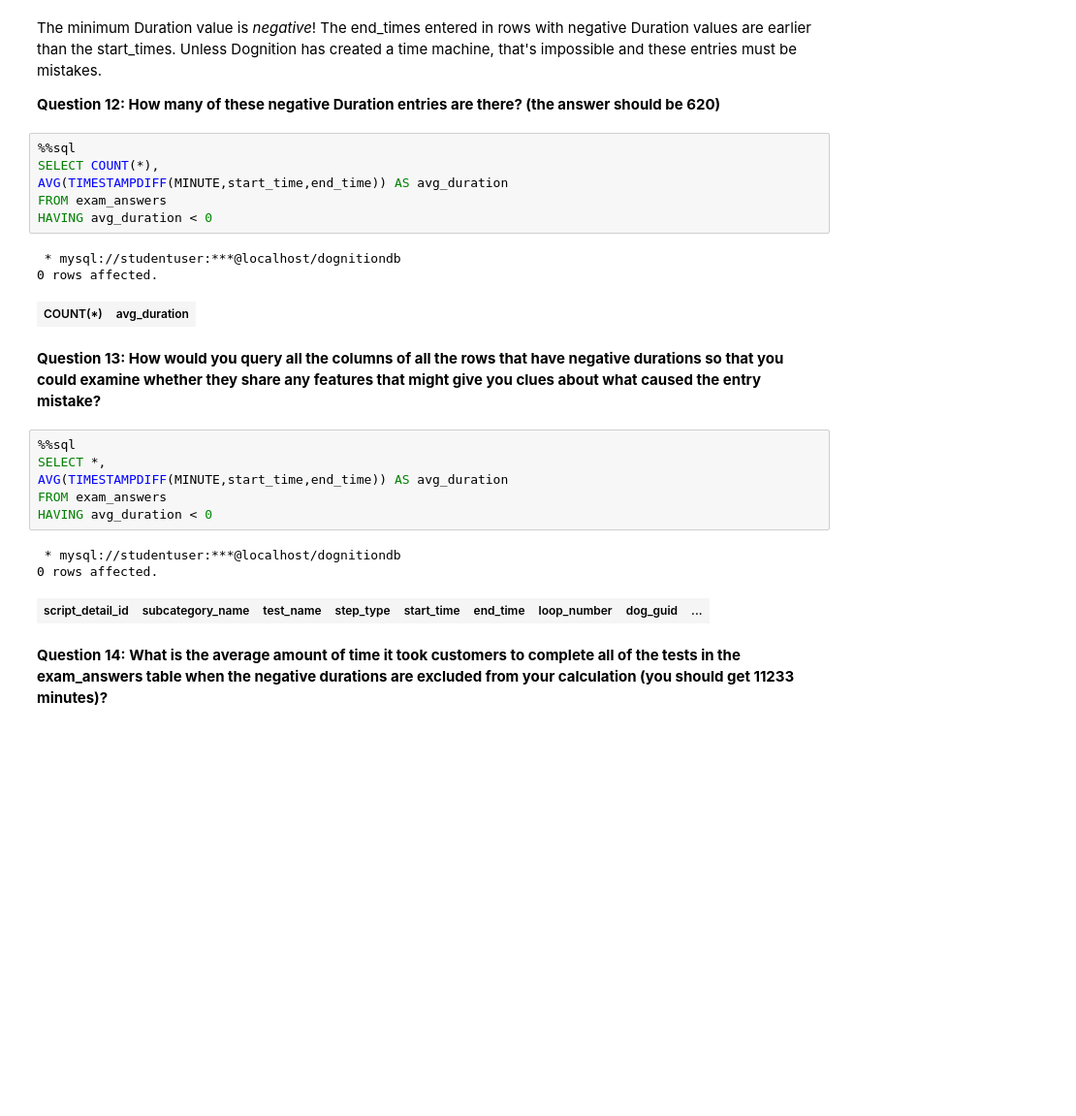
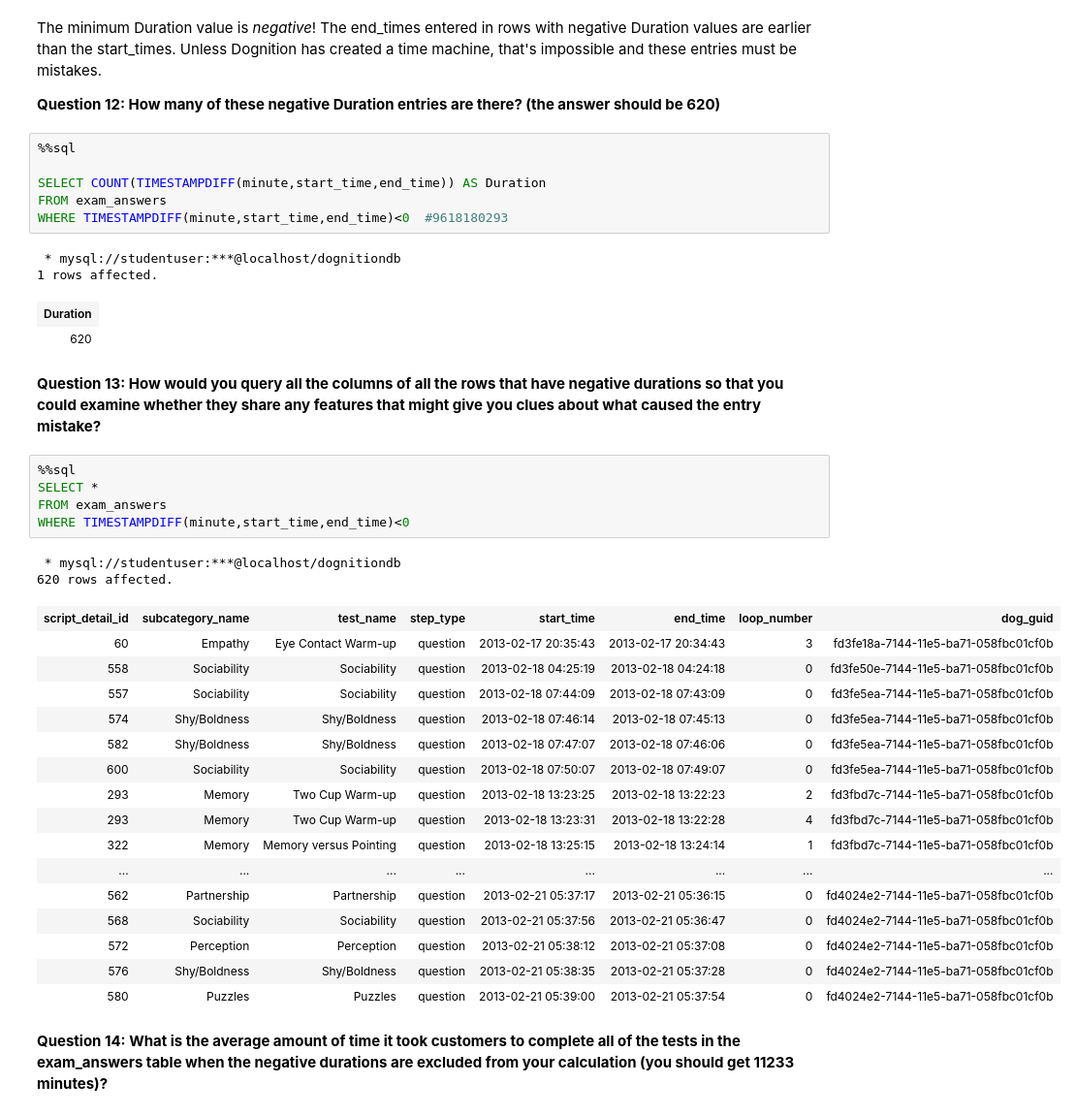
Before and after one commit to Jayjake1/DataAnalysis, a Jupyter notebook: CDA-SQL/SQL/MySQL_Exercise_04_Summarizing_Your_Data_answer.ipynb, the cells around one changed output. Shown: that part at 97% size. Saved outputs shown, nothing was run; the diff lists cells and outputs as text; blank space fills up the shorter version.

```diff
--- a/CDA-SQL/SQL/MySQL_Exercise_04_Summarizing_Your_Data_answer.ipynb
+++ b/CDA-SQL/SQL/MySQL_Exercise_04_Summarizing_Your_Data_answer.ipynb
@@ -294,26 +295,41 @@ The minimum Duration value is *negative*!  The end_times entered in rows with ne
 **Question 12: How many of these negative Duration entries are there? (the answer should be 620)**
 # %%
 %%sql
-SELECT COUNT(*),
-AVG(TIMESTAMPDIFF(MINUTE,start_time,end_time)) AS avg_duration
+
+SELECT COUNT(TIMESTAMPDIFF(minute,start_time,end_time)) AS Duration
 FROM exam_answers
-HAVING avg_duration < 0
+WHERE TIMESTAMPDIFF(minute,start_time,end_time)<0  #9618180293
 # %% [output]
  * mysql://studentuser:***@localhost/dognitiondb
-0 rows affected.
+1 rows affected.
-| COUNT(*) | avg_duration |
+| Duration |
+| 620 |
 # %% [markdown]
 **Question 13: How would you query all the columns of all the rows that have negative durations so that you could examine whether they share any features that might give you clues about what caused the entry mistake?**
 # %%
 %%sql
-SELECT *,
-AVG(TIMESTAMPDIFF(MINUTE,start_time,end_time)) AS avg_duration
+SELECT *
 FROM exam_answers
-HAVING avg_duration < 0
+WHERE TIMESTAMPDIFF(minute,start_time,end_time)<0
 # %% [output]
  * mysql://studentuser:***@localhost/dognitiondb
-0 rows affected.
+620 rows affected.
-| script_detail_id | subcategory_name | test_name | step_type | start_time | end_time | loop_number | dog_guid | ... |
+| script_detail_id | subcategory_name | test_name | step_type | start_time | end_time | loop_number | dog_guid |
+| 60 | Empathy | Eye Contact Warm-up | question | 2013-02-17 20:35:43 | 2013-02-17 20:34:43 | 3 | fd3fe18a-7144-11e5-ba71-058fbc01cf0b |
+| 558 | Sociability | Sociability | question | 2013-02-18 04:25:19 | 2013-02-18 04:24:18 | 0 | fd3fe50e-7144-11e5-ba71-058fbc01cf0b |
+| 557 | Sociability | Sociability | question | 2013-02-18 07:44:09 | 2013-02-18 07:43:09 | 0 | fd3fe5ea-7144-11e5-ba71-058fbc01cf0b |
+| 574 | Shy/Boldness | Shy/Boldness | question | 2013-02-18 07:46:14 | 2013-02-18 07:45:13 | 0 | fd3fe5ea-7144-11e5-ba71-058fbc01cf0b |
+| 582 | Shy/Boldness | Shy/Boldness | question | 2013-02-18 07:47:07 | 2013-02-18 07:46:06 | 0 | fd3fe5ea-7144-11e5-ba71-058fbc01cf0b |
+| 600 | Sociability | Sociability | question | 2013-02-18 07:50:07 | 2013-02-18 07:49:07 | 0 | fd3fe5ea-7144-11e5-ba71-058fbc01cf0b |
+| 293 | Memory | Two Cup Warm-up | question | 2013-02-18 13:23:25 | 2013-02-18 13:22:23 | 2 | fd3fbd7c-7144-11e5-ba71-058fbc01cf0b |
+| 293 | Memory | Two Cup Warm-up | question | 2013-02-18 13:23:31 | 2013-02-18 13:22:28 | 4 | fd3fbd7c-7144-11e5-ba71-058fbc01cf0b |
+| 322 | Memory | Memory versus Pointing | question | 2013-02-18 13:25:15 | 2013-02-18 13:24:14 | 1 | fd3fbd7c-7144-11e5-ba71-058fbc01cf0b |
+| ... | ... | ... | ... | ... | ... | ... | ... |
+| 562 | Partnership | Partnership | question | 2013-02-21 05:37:17 | 2013-02-21 05:36:15 | 0 | fd4024e2-7144-11e5-ba71-058fbc01cf0b |
+| 568 | Sociability | Sociability | question | 2013-02-21 05:37:56 | 2013-02-21 05:36:47 | 0 | fd4024e2-7144-11e5-ba71-058fbc01cf0b |
+| 572 | Perception | Perception | question | 2013-02-21 05:38:12 | 2013-02-21 05:37:08 | 0 | fd4024e2-7144-11e5-ba71-058fbc01cf0b |
+| 576 | Shy/Boldness | Shy/Boldness | question | 2013-02-21 05:38:35 | 2013-02-21 05:37:28 | 0 | fd4024e2-7144-11e5-ba71-058fbc01cf0b |
+| 580 | Puzzles | Puzzles | question | 2013-02-21 05:39:00 | 2013-02-21 05:37:54 | 0 | fd4024e2-7144-11e5-ba71-058fbc01cf0b |
 # %% [markdown]
 **Question 14: What is the average amount of time it took customers to complete all of the tests in the exam_answers table when the negative durations are excluded from your calculation (you should get 11233 minutes)?**
 # %%
```
Also changed, not shown: parts of 3 cells of this notebook.
